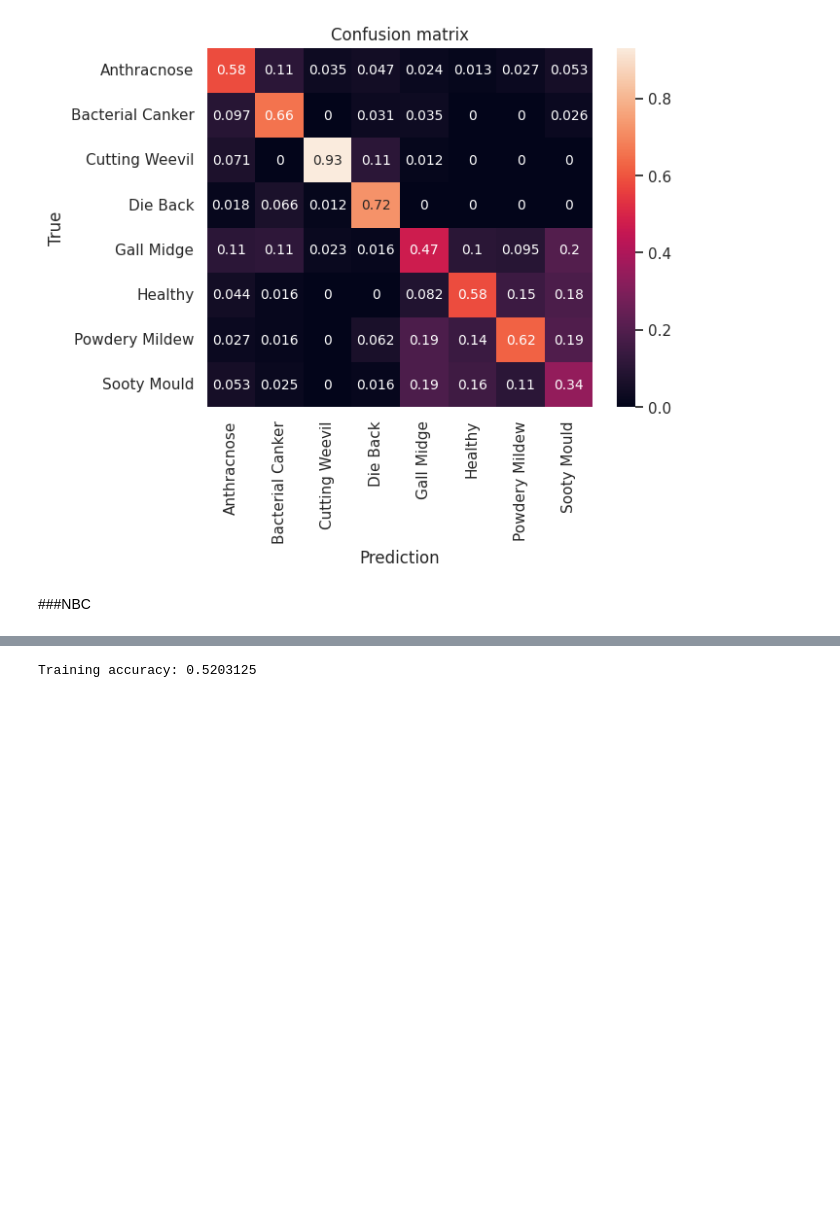
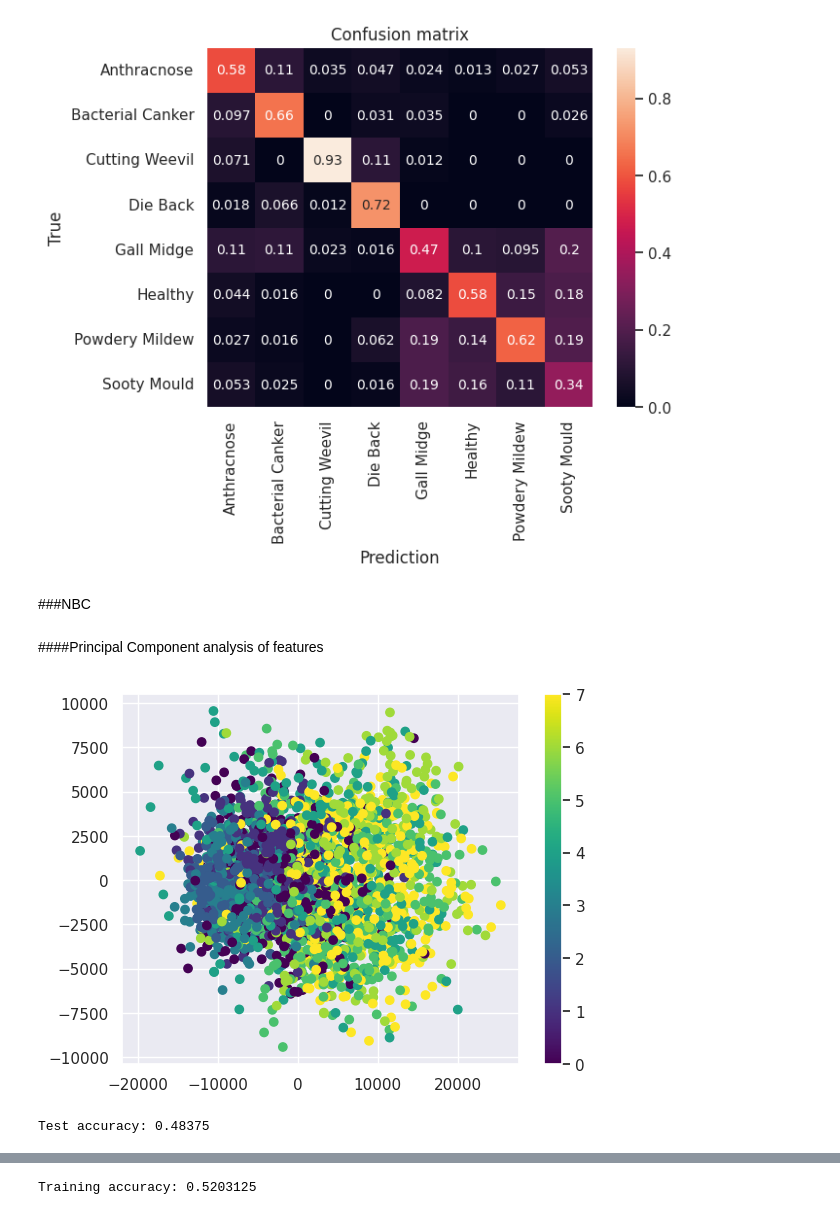
Before and after one commit to mayukhathumiki876/Maongo-Leaf-Disease-Image-Classification, a Jupyter notebook: Main_Project.ipynb, the cells around one changed output, grey strips where cells are left out. Drawn from its saved outputs; the diff is of its cells as text; code cells hidden in the pictures; blank space fills up the shorter version.

```diff
--- a/Main_Project.ipynb
+++ b/Main_Project.ipynb
@@ -690,3 +686,29 @@ plt.show()
 [figure]
 # %% [markdown]
 ###NBC
+# %% [markdown]
+####Principal Component analysis of features
+# %%
+#Reference: https://scikit-learn.org/stable/modules/generated/sklearn.decomposition.PCA.html
+
+from sklearn.decomposition import PCA
+
+# reshape images to 1D arrays
+X_train_flat = X_train.reshape(X_train.shape[0], -1)
+
+# create PCA object
+pca = PCA(n_components=14)
+
+# fit PCA on the flattened training images
+X_train_pca = pca.fit_transform(X_train_flat)
+# %%
+from sklearn.preprocessing import LabelEncoder
+
+le = LabelEncoder()
+y_encoded = le.fit_transform(y_train)
+
+plt.scatter(X_train_pca[:, 0], X_train_pca[:, 13], c=y_encoded, cmap='viridis')
+plt.colorbar()
+plt.show()
+# %% [output]
+[figure, added]
@@ -692,0 +727,18 @@ plt.show()
+# %%
+# reshape test images to 1D arrays
+X_test_flat = X_test.reshape(X_test.shape[0], -1)
+
+# transform test images using the PCA object fitted on training images
+X_test_pca = pca.transform(X_test_flat)
+
+# scale transformed test images using the same scaler object fitted on training images
+X_test_pca_scaled = scaler.transform(X_test_pca)
+
+# predict the labels for the test images
+nb_y_pred_test_pca = mnb_model_pca.predict(X_test_pca_scaled)
+
+# calculate the accuracy of the model on the test set
+mnb_acc_test_pca = accuracy_score(y_test, nb_y_pred_test_pca)
+print('Test accuracy:', mnb_acc_test_pca)
+# %% [output]
+Test accuracy: 0.48375
```
Also changed, not shown: parts of 15 cells of this notebook.
